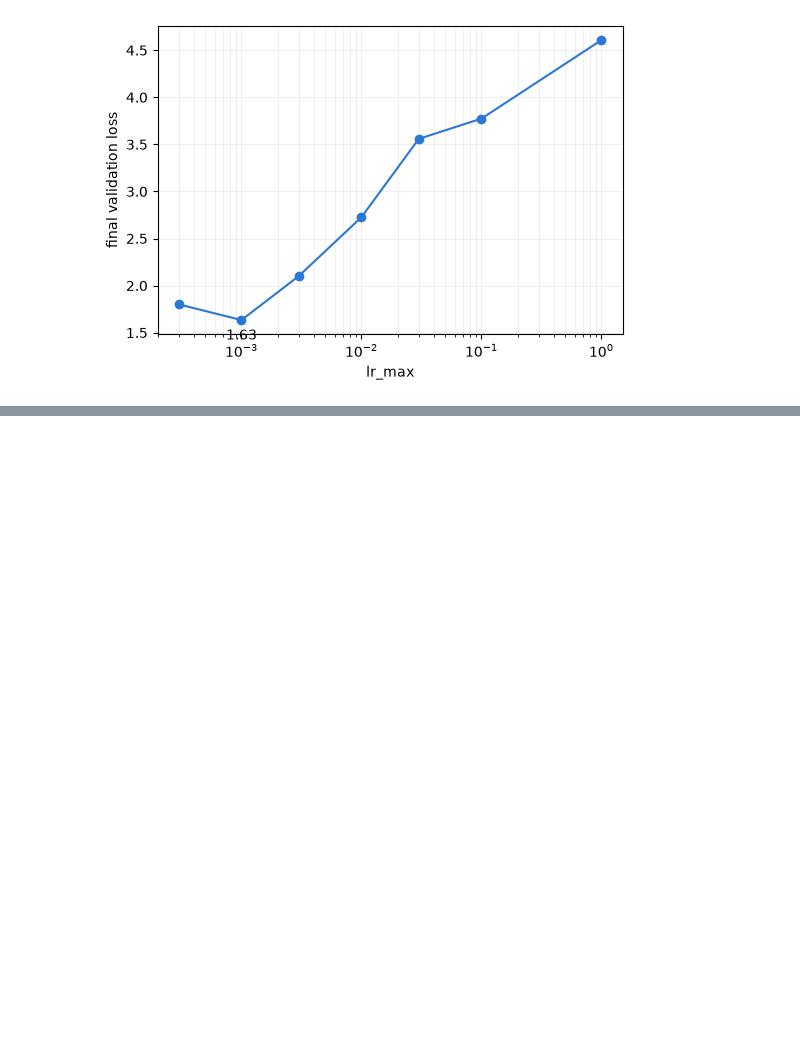
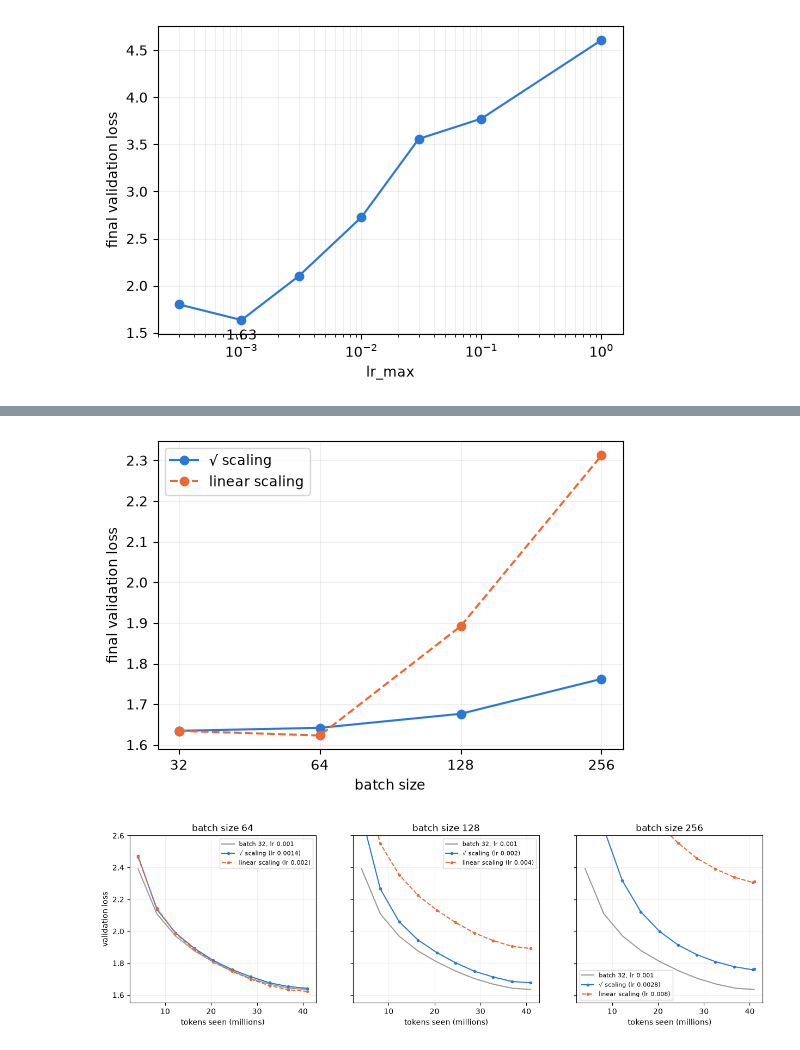
Before and after one commit to pjurczen/cs336-assignment1-basics, a Jupyter notebook: notebooks/metrics_plot.ipynb, the cells around one changed output, grey strips where cells are left out. Cells and saved outputs as stored; diff of their text form; code cells hidden in the pictures; blank space fills up the shorter version.

```diff
--- a/notebooks/metrics_plot.ipynb
+++ b/notebooks/metrics_plot.ipynb
@@ -204,0 +227,59 @@ plt.show()
+# %%
+import json
+
+import matplotlib.pyplot as plt
+import pandas as pd
+
+runs_dir = "../runs/a100"
+batch_sizes = [64, 128, 256]
+baseline = "tinystories-a100-base"  # batch 32, lr 1e-3: the starting point of both rules
+rules = {
+    "√ scaling": ("tinystories-a100-{}b", "#2a78d6", "-"),
+    "linear scaling": ("tinystories-a100-{}b-linear", "#eb6834", "--"),
+}
+
+
+def load_val(run_name):
+    with open(f"{runs_dir}/{run_name}/config.json") as f:
+        config = json.load(f)
+    df = pd.read_json(f"{runs_dir}/{run_name}/metrics.jsonl", lines=True)
+    df["tokens"] = df["step"] * config["batch_size"] * config["model_context_length"]
+    return config, df[df["val_loss"].notna()]
+
+_, base_val = load_val(baseline)
+
+fig, ax = plt.subplots(figsize=(6, 4))
+for rule, (pattern, color, style) in rules.items():
+    losses = [base_val["val_loss"].iloc[-1]] + [load_val(pattern.format(b))[1]["val_loss"].iloc[-1] for b in batch_sizes]
+    ax.plot([32] + batch_sizes, losses, color=color, linestyle=style, linewidth=1.5, marker="o", markersize=6, label=rule)
+
+ax.set_xscale("log", base=2)
+ax.set_xticks([32] + batch_sizes, labels=[str(b) for b in [32] + batch_sizes])
+ax.set_xlabel("batch size")
+ax.set_ylabel("final validation loss")
+ax.grid(True, which="both", alpha=0.2)
+ax.legend()
+
+fig.savefig("../figures/lr_scaling_final.png", dpi=150, bbox_inches="tight")
+plt.show()
+
+fig, axes = plt.subplots(1, len(batch_sizes), figsize=(15, 4), sharey=True)
+
+for ax, batch_size in zip(axes, batch_sizes):
+    ax.plot(base_val["tokens"] / 1e6, base_val["val_loss"], color="0.6", linewidth=1.5, label="batch 32, lr 0.001")
+    for rule, (pattern, color, style) in rules.items():
+        config, val = load_val(pattern.format(batch_size))
+        ax.plot(val["tokens"] / 1e6, val["val_loss"], color=color, linestyle=style, linewidth=1.5,
+                marker="o", markersize=3, label=f"{rule} (lr {config['optimizer_lr_max']:g})")
+    ax.set_title(f"batch size {batch_size}")
+    ax.set_xlabel("tokens seen (millions)")
+    ax.set_ylim(1.55, 2.6)  # zoom in on the second half of training, where the runs separate
+    ax.grid(True, alpha=0.2)
+    ax.legend(fontsize=8)
+
+axes[0].set_ylabel("validation loss")
+fig.savefig("../figures/lr_scaling_curves.png", dpi=150, bbox_inches="tight")
+plt.show()
+# %% [output]
+[figure, added]
+[figure, added]
```
Also changed, not shown: parts of 5 cells of this notebook, 1 other file.
